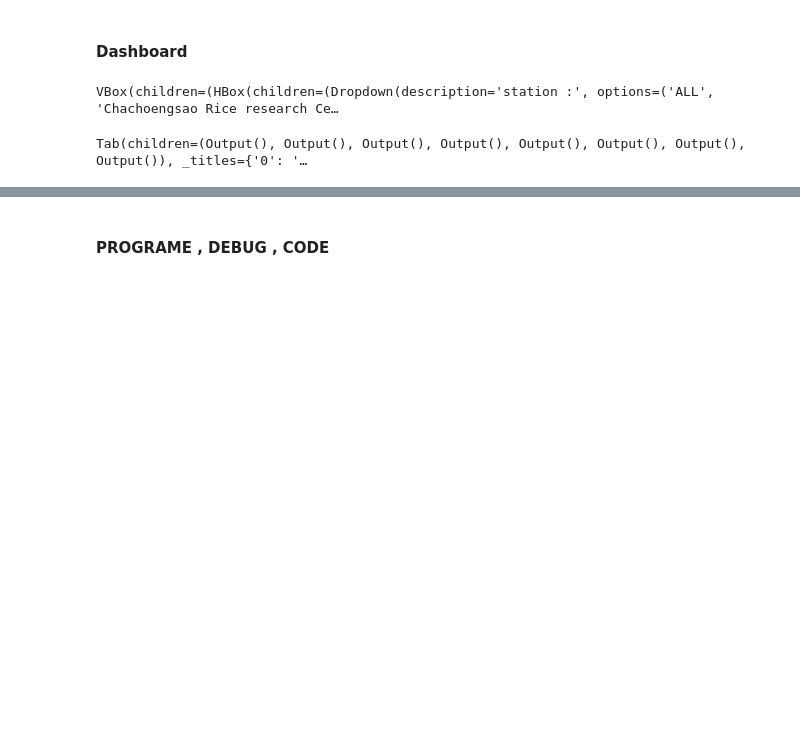
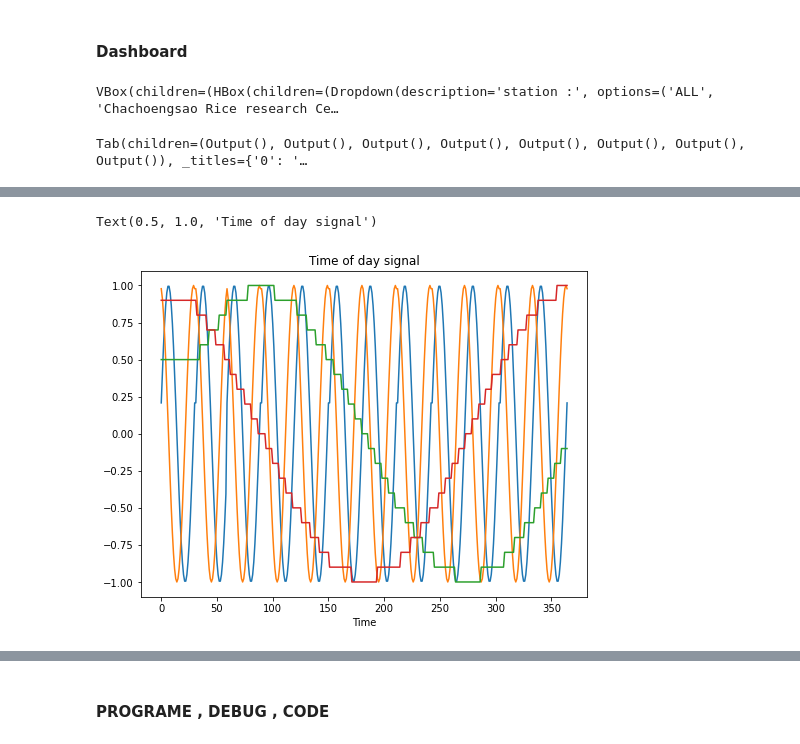
Before and after one commit to D6200763-SUT/SUT_Rice_Project_2021, a Jupyter notebook: Creat_data__Preparation_Mode.ipynb, the cells around one changed output, grey strips where cells are left out. Cells and saved outputs as stored; diff of their text form; code cells hidden in the pictures; blank space fills up the shorter version.

```diff
--- a/Creat_data__Preparation_Mode.ipynb
+++ b/Creat_data__Preparation_Mode.ipynb
@@ -830,2 +849,24 @@ display(tab_predict)
+# %%
+df = frames_train
+# Day
+day = 30
+month = 12.166
+df['day_sin'] = np.sin(df.day*(2.*np.pi/day))
+df['day_cos'] = np.cos(df.day*(2.*np.pi/day))
+df['month_sin'] = np.sin(df.month*(2.*np.pi/month))
+df['month_cos'] = np.cos(df.month*(2.*np.pi/month))
+
+df['month_sin'] = df['month_sin'].rolling(30, min_periods=1).mean().round(1)
+df['month_cos'] = df['month_cos'].rolling(30, min_periods=1).mean().round(1)
+
+plt.plot(np.array(df['day_sin'])[:365])
+plt.plot(np.array(df['day_cos'])[:365])
+plt.plot(np.array(df['month_sin'])[:365])
+plt.plot(np.array(df['month_cos'])[:365])
+plt.xlabel('Time')
+plt.title('Time of day signal')
+# %% [output]
+Text(0.5, 1.0, 'Time of day signal')
+[figure, added]
 # %%
 dataset = frames_train
```
Also changed, not shown: parts of 5 cells of this notebook, 1 other file.
